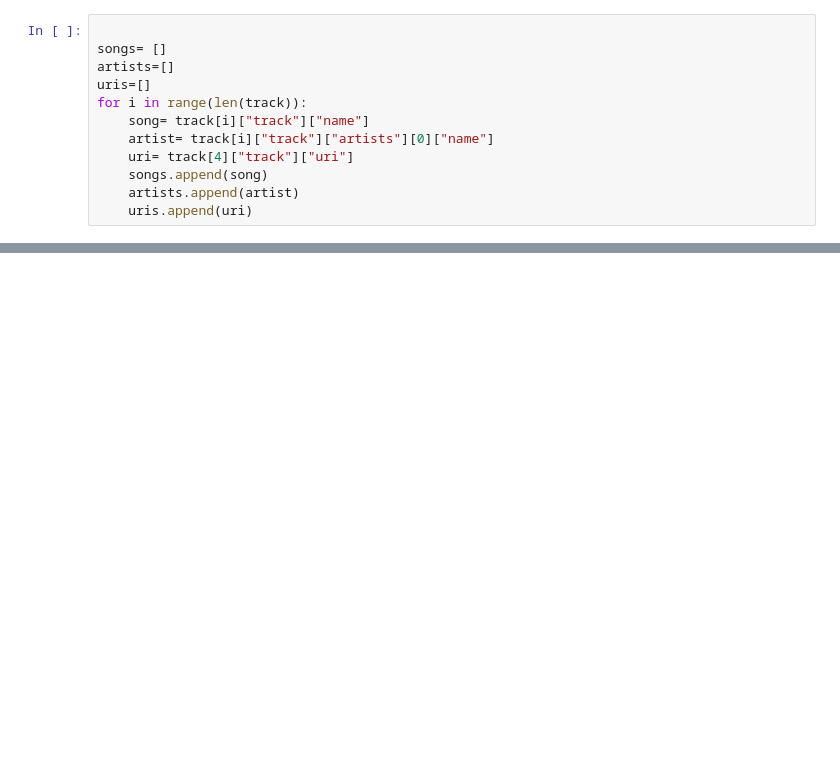
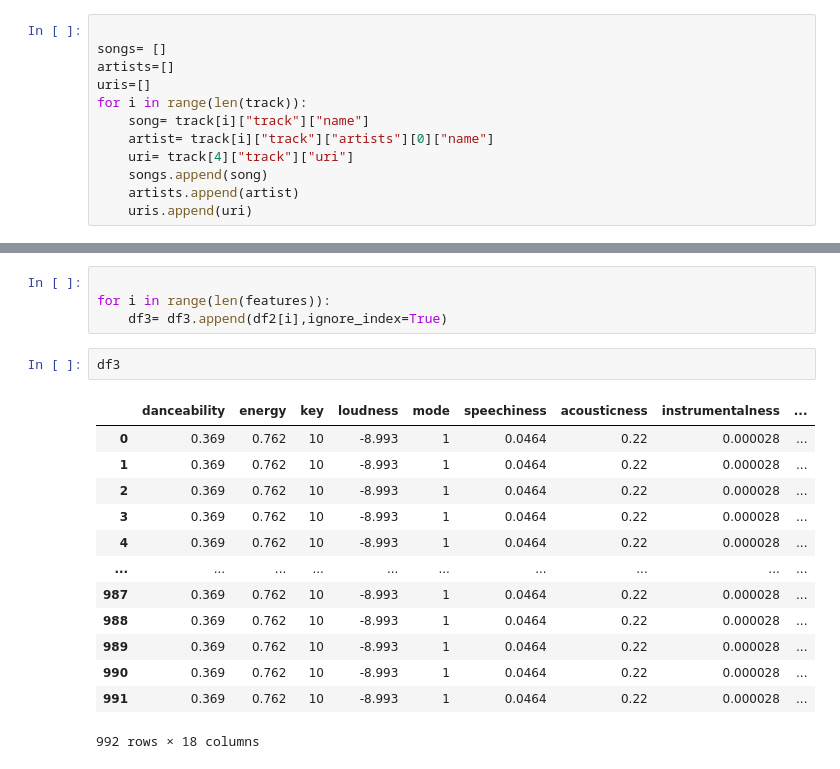
Before and after one commit to kondoniranjan95/Spotify_project, a Jupyter notebook: spotify_db.ipynb, the cells around one changed output, grey strips where cells are left out. Saved outputs shown, nothing was run; the diff lists cells and outputs as text; blank space fills up the shorter version.

```diff
--- a/spotify_db.ipynb
+++ b/spotify_db.ipynb
@@ -78,0 +107,20 @@ KeyError: 1
+# %%
+
+for i in range(len(features)):
+    df3= df3.append(df2[i],ignore_index=True)
+# %%
+df3
+# %% [output]
+|  | danceability | energy | key | loudness | mode | speechiness | acousticness | instrumentalness | ... |
+| 0 | 0.369 | 0.762 | 10 | -8.993 | 1 | 0.0464 | 0.22 | 0.000028 | ... |
+| 1 | 0.369 | 0.762 | 10 | -8.993 | 1 | 0.0464 | 0.22 | 0.000028 | ... |
+| 2 | 0.369 | 0.762 | 10 | -8.993 | 1 | 0.0464 | 0.22 | 0.000028 | ... |
+| 3 | 0.369 | 0.762 | 10 | -8.993 | 1 | 0.0464 | 0.22 | 0.000028 | ... |
+| 4 | 0.369 | 0.762 | 10 | -8.993 | 1 | 0.0464 | 0.22 | 0.000028 | ... |
+| ... | ... | ... | ... | ... | ... | ... | ... | ... | ... |
+| 987 | 0.369 | 0.762 | 10 | -8.993 | 1 | 0.0464 | 0.22 | 0.000028 | ... |
+| 988 | 0.369 | 0.762 | 10 | -8.993 | 1 | 0.0464 | 0.22 | 0.000028 | ... |
+| 989 | 0.369 | 0.762 | 10 | -8.993 | 1 | 0.0464 | 0.22 | 0.000028 | ... |
+| 990 | 0.369 | 0.762 | 10 | -8.993 | 1 | 0.0464 | 0.22 | 0.000028 | ... |
+| 991 | 0.369 | 0.762 | 10 | -8.993 | 1 | 0.0464 | 0.22 | 0.000028 | ... |
+992 rows × 18 columns
```
Also changed, not shown: parts of 9 cells of this notebook, 1 other file.
